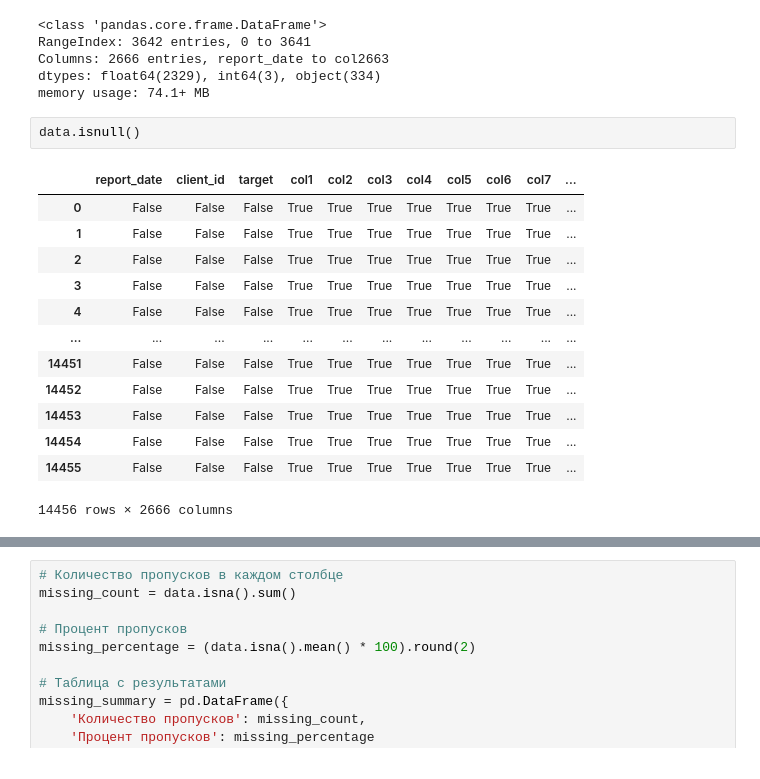
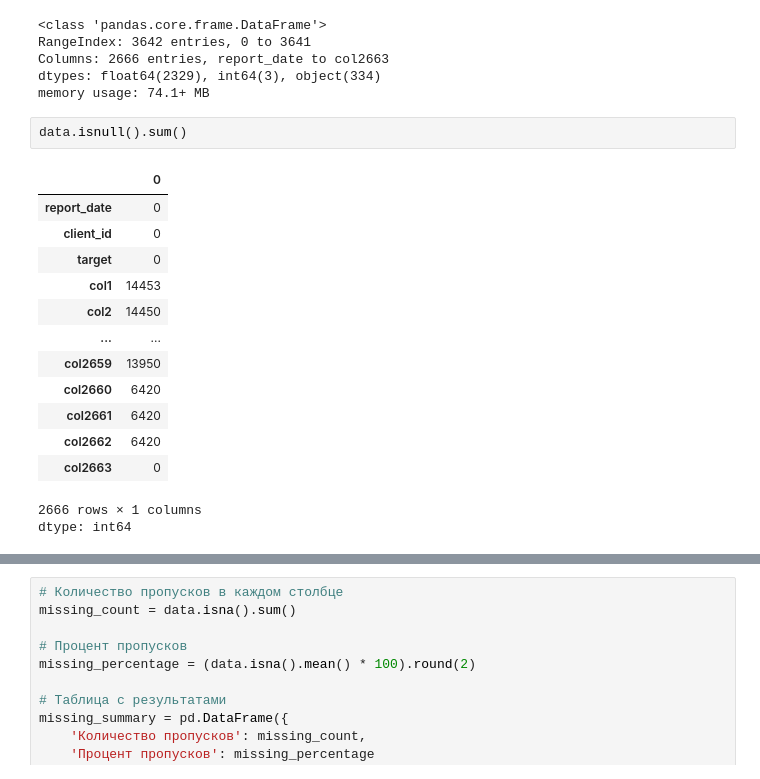
Before and after one commit to Tema13379/2intensiv2, a Jupyter notebook: data.ipynb, the cells around one changed output, grey strips where cells are left out. Drawn from its saved outputs; the diff is of its cells as text.

```diff
--- a/data.ipynb
+++ b/data.ipynb
@@ -62,18 +62,19 @@ Columns: 2666 entries, report_date to col2663
 dtypes: float64(2329), int64(3), object(334)
 memory usage: 74.1+ MB
 # %%
-data.isnull()
+data.isnull().sum()
 # %% [output]
-|  | report_date | client_id | target | col1 | col2 | col3 | col4 | col5 | col6 | col7 | ... |
-| 0 | False | False | False | True | True | True | True | True | True | True | ... |
-| 1 | False | False | False | True | True | True | True | True | True | True | ... |
-| 2 | False | False | False | True | True | True | True | True | True | True | ... |
-| 3 | False | False | False | True | True | True | True | True | True | True | ... |
-| 4 | False | False | False | True | True | True | True | True | True | True | ... |
-| ... | ... | ... | ... | ... | ... | ... | ... | ... | ... | ... | ... |
-| 14451 | False | False | False | True | True | True | True | True | True | True | ... |
-| 14452 | False | False | False | True | True | True | True | True | True | True | ... |
-| 14453 | False | False | False | True | True | True | True | True | True | True | ... |
-| 14454 | False | False | False | True | True | True | True | True | True | True | ... |
-| 14455 | False | False | False | True | True | True | True | True | True | True | ... |
+|  | 0 |
+| report_date | 0 |
+| client_id | 0 |
+| target | 0 |
+| col1 | 14453 |
+| col2 | 14450 |
+| ... | ... |
+| col2659 | 13950 |
+| col2660 | 6420 |
+| col2661 | 6420 |
+| col2662 | 6420 |
+| col2663 | 0 |
-14456 rows × 2666 columns
+2666 rows × 1 columns
+dtype: int64
```
Also changed, not shown: parts of 16 cells of this notebook.
